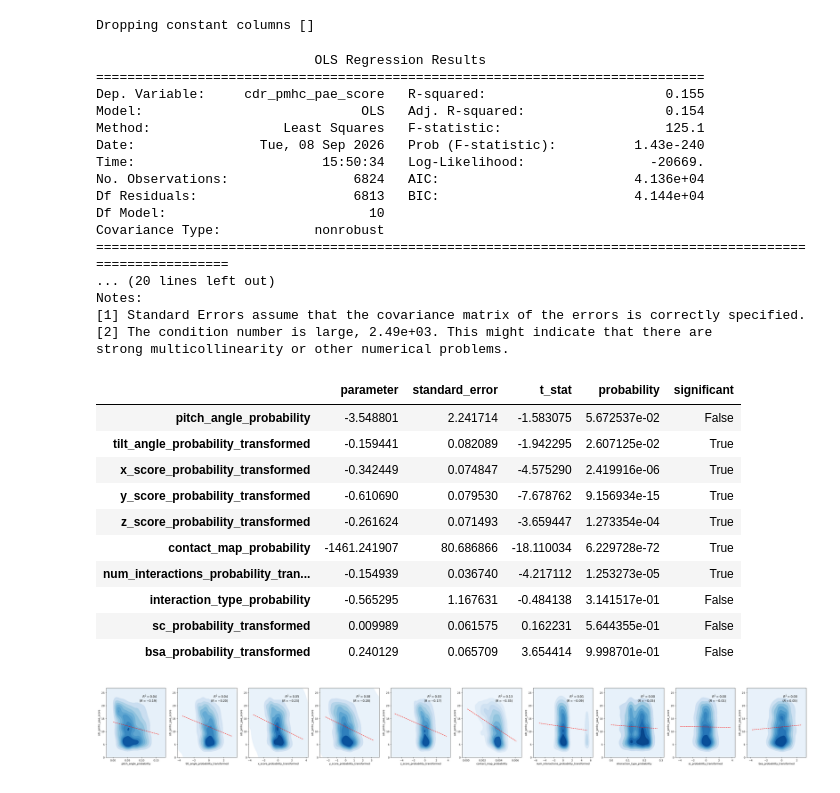
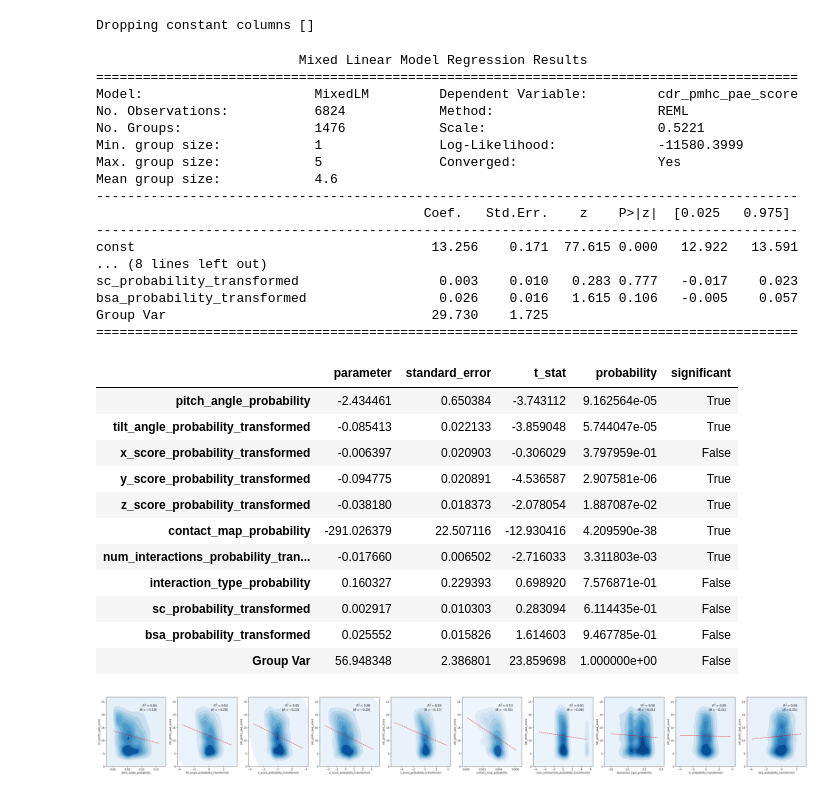
Before and after one commit to benjiemc/tcr-pmhc-predicted-structures, a Jupyter notebook: notebooks/compare_structural_features_to_confidence.ipynb, the cells around one changed output. Saved outputs shown, nothing was run; the diff lists cells and outputs as text; code cells hidden in the pictures.

Commit message:
Change OLS to mixed effects

```diff
--- a/notebooks/compare_structural_features_to_confidence.ipynb
+++ b/notebooks/compare_structural_features_to_confidence.ipynb
@@ -738,6 +741,19 @@ structure_probability_names = [
     for column in structure_probability_names
     if column not in {'scanning_angle_probability_transformed', 'roll_angle_probability_transformed'}
 ]
+# %%
+def drop_constant_confidence(df: pd.DataFrame, confidence_pattern: str = 'pae|ptm|plddt|ipsae') -> pd.DataFrame:
+    def check_constant(column: pd.Series) -> bool:
+        return (column == column.iloc[0]).all()
+
+    confidence_pattern = re.compile(confidence_pattern)
+
+    return df[
+        [column for column in df.columns if not check_constant(df[column]) or not re.search(confidence_pattern, column)]
+    ]
+
+
+structure_scores = drop_constant_confidence(structure_scores)
 # %% [markdown]
 ## Regression analysis
 # %%
@@ -1025,8 +1080,10 @@ covariance_inv = np.linalg.inv(covariance)
 
 distances = np.dot(np.dot(centred_data, covariance_inv), centred_data.T).diagonal()
 # %%
-data_no_outliers = data.loc[distances <= scipy.stats.chi2.ppf(0.95, data.shape[1])]
-data_outliers = data.loc[distances > scipy.stats.chi2.ppf(0.95, data.shape[1])]
+data_no_outliers = structure_scores.loc[
+    distances <= scipy.stats.chi2.ppf(0.95, data.shape[1]),
+    [*structure_probability_names, 'cdr_pmhc_pae_score', 'index'],
+]
 # %%
 def check_constant_column(column: pd.Series) -> bool:
     return (column.iloc[0] == column).all()
@@ -1041,7 +1098,7 @@ data_no_outliers = data_no_outliers[
 ]
 
 no_outliers_structure_columns = [
-    column_name for column_name in data_no_outliers.columns if column_name != 'cdr_pmhc_pae_score'
+    column_name for column_name in data_no_outliers.columns if column_name not in ('cdr_pmhc_pae_score', 'index')
 ]
 # %% [output]
 Dropping constant columns []
@@ -1049,57 +1106,59 @@ Dropping constant columns []
 X = data_no_outliers[no_outliers_structure_columns]
 X = sm.add_constant(X, has_constant='raise')
 y = data_no_outliers['cdr_pmhc_pae_score']
+groups = data_no_outliers['index']
 # %%
-model = sm.OLS(y, X)
+model = sm.MixedLM(y, X, groups)
 reg = model.fit()
 pred_y = reg.fittedvalues
 
 with warnings.catch_warnings():
     warnings.simplefilter('error', scipy.stats.ConstantInputWarning)
     corr_coef, _ = scipy.stats.pearsonr(y, pred_y)
 
 print(reg.summary())
 
 coefficients = pd.concat([reg.params[1:], reg.bse[1:]], axis=1)
 coefficients.columns = ['parameter', 'standard_error']
 
 coefficients['t_stat'] = coefficients['parameter'] / coefficients['standard_error']
 
 coefficients['probability'] = coefficients['t_stat'].apply(
     lambda t_stat, dof=reg.df_resid: scipy.stats.t.cdf(t_stat, df=dof)
 )
 coefficients['significant'] = coefficients['probability'] < SIGNIFICANCE_LEVEL
 
 coefficients
 # %% [output]
-                            OLS Regression Results
-==============================================================================
-Dep. Variable:     cdr_pmhc_pae_score   R-squared:                       0.155
-Model:                            OLS   Adj. R-squared:                  0.154
-Method:                 Least Squares   F-statistic:                     125.1
-Date:                Tue, 08 Sep 2026   Prob (F-statistic):          1.43e-240
-Time:                        15:50:34   Log-Likelihood:                -20669.
-No. Observations:                6824   AIC:                         4.136e+04
-Df Residuals:                    6813   BIC:                         4.144e+04
-Df Model:                          10
-Covariance Type:            nonrobust
-============================================================================================================
-... (20 lines left out)
-Notes:
-[1] Standard Errors assume that the covariance matrix of the errors is correctly specified.
-[2] The condition number is large, 2.49e+03. This might indicate that there are
-strong multicollinearity or other numerical problems.
+                          Mixed Linear Model Regression Results
+==========================================================================================
+Model:                      MixedLM         Dependent Variable:         cdr_pmhc_pae_score
+No. Observations:           6824            Method:                     REML
+No. Groups:                 1476            Scale:                      0.5221
+Min. group size:            1               Log-Likelihood:             -11580.3999
+Max. group size:            5               Converged:                  Yes
+Mean group size:            4.6
+------------------------------------------------------------------------------------------
+                                          Coef.   Std.Err.    z    P>|z|  [0.025   0.975]
+------------------------------------------------------------------------------------------
+const                                      13.256    0.171  77.615 0.000   12.922   13.591
+... (8 lines left out)
+sc_probability_transformed                  0.003    0.010   0.283 0.777   -0.017    0.023
+bsa_probability_transformed                 0.026    0.016   1.615 0.106   -0.005    0.057
+Group Var                                  29.730    1.725
+==========================================================================================
 |  | parameter | standard_error | t_stat | probability | significant |
-| pitch_angle_probability | -3.548801 | 2.241714 | -1.583075 | 5.672537e-02 | False |
-| tilt_angle_probability_transformed | -0.159441 | 0.082089 | -1.942295 | 2.607125e-02 | True |
-| x_score_probability_transformed | -0.342449 | 0.074847 | -4.575290 | 2.419916e-06 | True |
-| y_score_probability_transformed | -0.610690 | 0.079530 | -7.678762 | 9.156934e-15 | True |
-| z_score_probability_transformed | -0.261624 | 0.071493 | -3.659447 | 1.273354e-04 | True |
-| contact_map_probability | -1461.241907 | 80.686866 | -18.110034 | 6.229728e-72 | True |
-| num_interactions_probability_tran... | -0.154939 | 0.036740 | -4.217112 | 1.253273e-05 | True |
-| interaction_type_probability | -0.565295 | 1.167631 | -0.484138 | 3.141517e-01 | False |
-| sc_probability_transformed | 0.009989 | 0.061575 | 0.162231 | 5.644355e-01 | False |
-| bsa_probability_transformed | 0.240129 | 0.065709 | 3.654414 | 9.998701e-01 | False |
+| pitch_angle_probability | -2.434461 | 0.650384 | -3.743112 | 9.162564e-05 | True |
+| tilt_angle_probability_transformed | -0.085413 | 0.022133 | -3.859048 | 5.744047e-05 | True |
+| x_score_probability_transformed | -0.006397 | 0.020903 | -0.306029 | 3.797959e-01 | False |
+| y_score_probability_transformed | -0.094775 | 0.020891 | -4.536587 | 2.907581e-06 | True |
+| z_score_probability_transformed | -0.038180 | 0.018373 | -2.078054 | 1.887087e-02 | True |
+| contact_map_probability | -291.026379 | 22.507116 | -12.930416 | 4.209590e-38 | True |
+| num_interactions_probability_tran... | -0.017660 | 0.006502 | -2.716033 | 3.311803e-03 | True |
+| interaction_type_probability | 0.160327 | 0.229393 | 0.698920 | 7.576871e-01 | False |
+| sc_probability_transformed | 0.002917 | 0.010303 | 0.283094 | 6.114435e-01 | False |
+| bsa_probability_transformed | 0.025552 | 0.015826 | 1.614603 | 9.467785e-01 | False |
+| Group Var | 56.948348 | 2.386801 | 23.859698 | 1.000000e+00 | False |
 # %%
 fig, axes = plt.subplots(1, len(no_outliers_structure_columns), figsize=(5 * len(no_outliers_structure_columns), 5))
 
```
Also changed, not shown: parts of 10 cells of this notebook.
